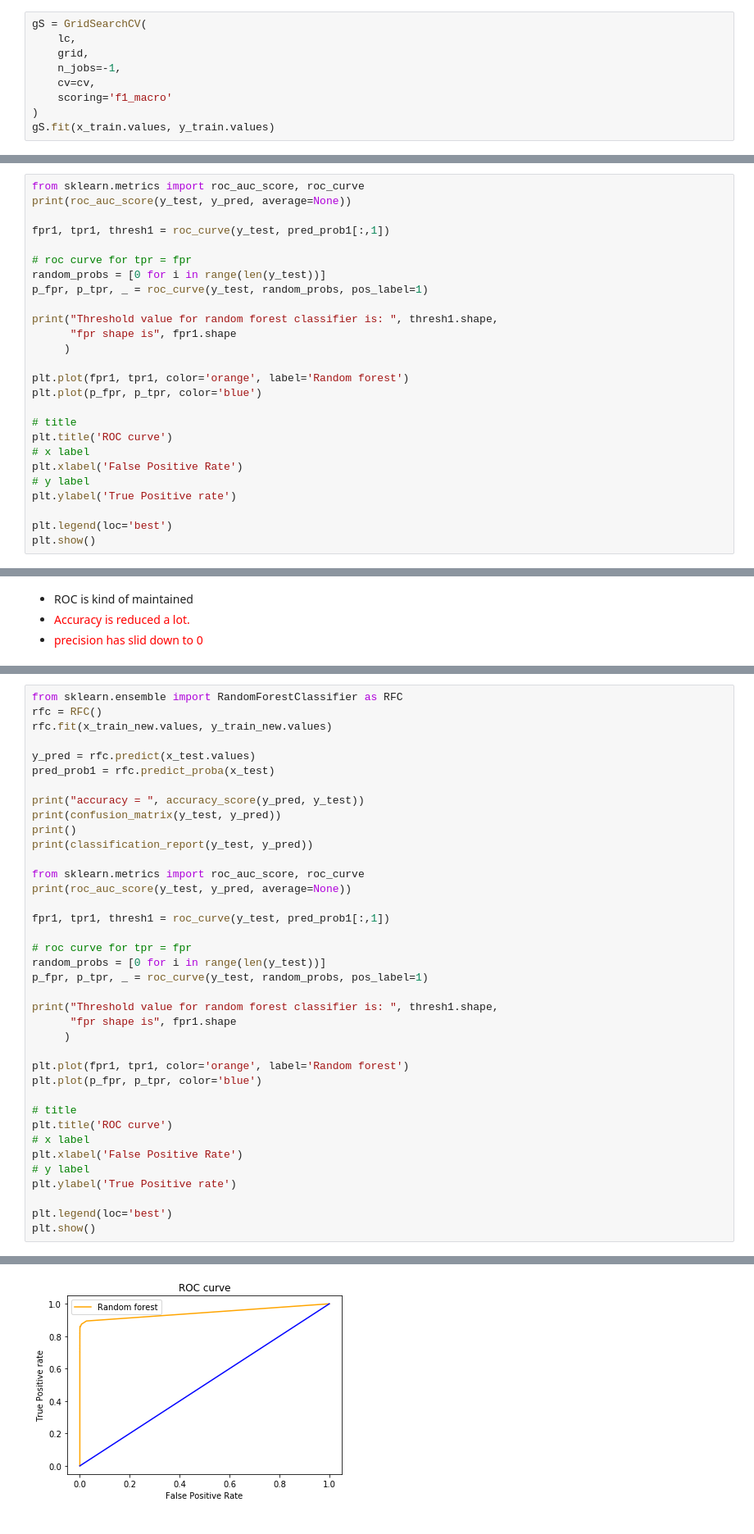
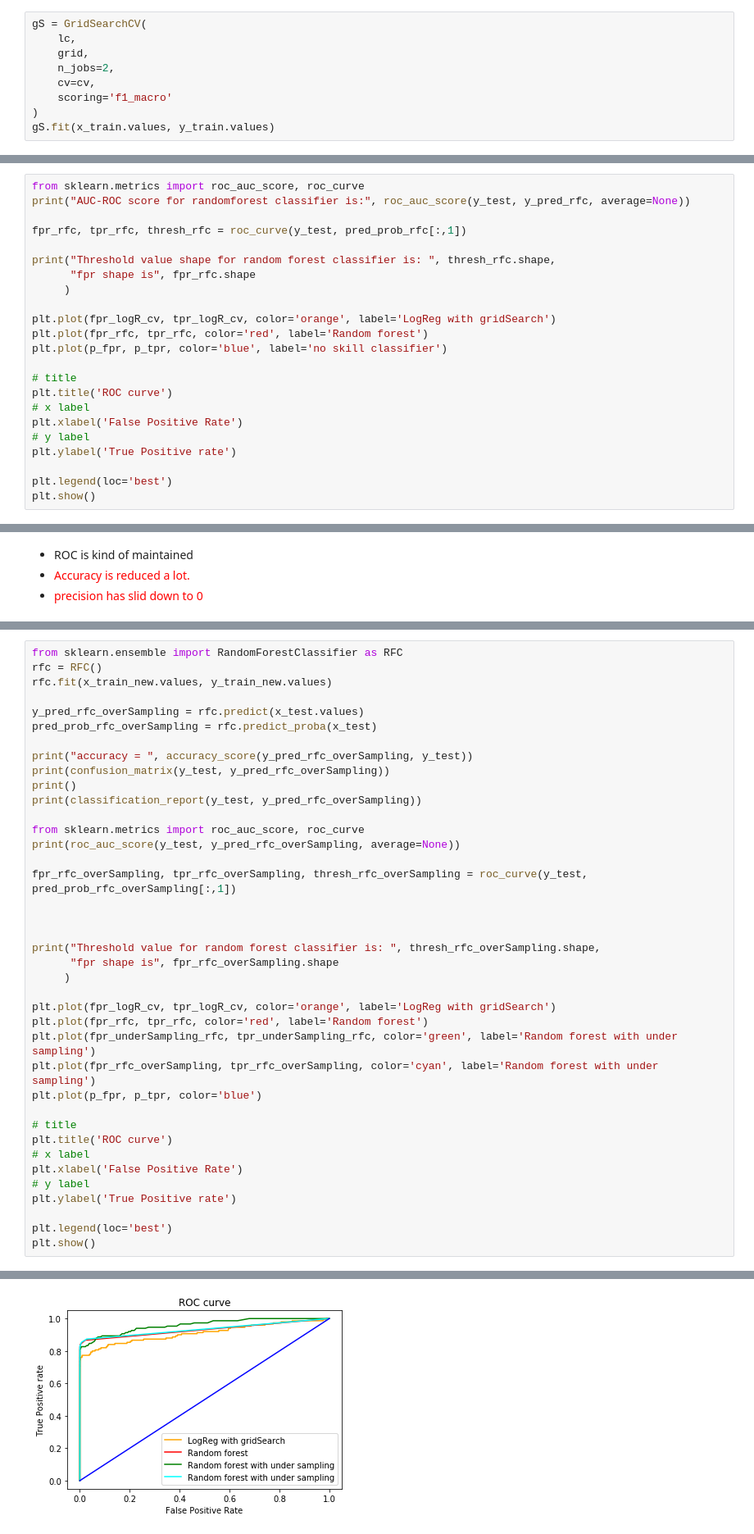
Before and after one commit to akshayDev17/Machine-Learning-Concepts, a Jupyter notebook: src/imbalanced-classification/main.ipynb, the cells around one changed output, grey strips where cells are left out. Shown: that part at 82% size. Saved outputs shown, nothing was run; the diff lists cells and outputs as text.

Commit message:
updated imbalanced dataset handling with notes for under, over sampling, smote and ADASYN

```diff
--- a/src/imbalanced-classification/main.ipynb
+++ b/src/imbalanced-classification/main.ipynb
@@ -243,7 +252,7 @@ cv = KFold(n_splits=5, shuffle=False, random_state=42)
 gS = GridSearchCV(
     lc,
     grid,
-    n_jobs=-1,
+    n_jobs=2,
     cv=cv,
     scoring='f1_macro'
 )
@@ -312,20 +352,17 @@ accuracy =  0.9994967405170698
 weighted avg       1.00      1.00      1.00     85443
 # %%
 from sklearn.metrics import roc_auc_score, roc_curve
-print(roc_auc_score(y_test, y_pred, average=None))
+print("AUC-ROC score for randomforest classifier is:", roc_auc_score(y_test, y_pred_rfc, average=None))
 
-fpr1, tpr1, thresh1 = roc_curve(y_test, pred_prob1[:,1])
+fpr_rfc, tpr_rfc, thresh_rfc = roc_curve(y_test, pred_prob_rfc[:,1])
 
-# roc curve for tpr = fpr
-random_probs = [0 for i in range(len(y_test))]
-p_fpr, p_tpr, _ = roc_curve(y_test, random_probs, pos_label=1)
-
-print("Threshold value for random forest classifier is: ", thresh1.shape,
-      "fpr shape is", fpr1.shape
+print("Threshold value shape for random forest classifier is: ", thresh_rfc.shape,
+      "fpr shape is", fpr_rfc.shape
      )
 
-plt.plot(fpr1, tpr1, color='orange', label='Random forest')
-plt.plot(p_fpr, p_tpr, color='blue')
+plt.plot(fpr_logR_cv, tpr_logR_cv, color='orange', label='LogReg with gridSearch')
+plt.plot(fpr_rfc, tpr_rfc, color='red', label='Random forest')
+plt.plot(p_fpr, p_tpr, color='blue', label='no skill classifier')
 
 # title
 plt.title('ROC curve')
@@ -435,28 +474,29 @@ from sklearn.ensemble import RandomForestClassifier as RFC
 rfc = RFC()
 rfc.fit(x_train_new.values, y_train_new.values)
 
-y_pred = rfc.predict(x_test.values)
-pred_prob1 = rfc.predict_proba(x_test)
+y_pred_rfc_overSampling = rfc.predict(x_test.values)
+pred_prob_rfc_overSampling = rfc.predict_proba(x_test)
 
-print("accuracy = ", accuracy_score(y_pred, y_test))
-print(confusion_matrix(y_test, y_pred))
+print("accuracy = ", accuracy_score(y_pred_rfc_overSampling, y_test))
+print(confusion_matrix(y_test, y_pred_rfc_overSampling))
 print()
-print(classification_report(y_test, y_pred))
+print(classification_report(y_test, y_pred_rfc_overSampling))
 
 from sklearn.metrics import roc_auc_score, roc_curve
-print(roc_auc_score(y_test, y_pred, average=None))
+print(roc_auc_score(y_test, y_pred_rfc_overSampling, average=None))
 
-fpr1, tpr1, thresh1 = roc_curve(y_test, pred_prob1[:,1])
+fpr_rfc_overSampling, tpr_rfc_overSampling, thresh_rfc_overSampling = roc_curve(y_test, pred_prob_rfc_overSampling[:,1])
 
-# roc curve for tpr = fpr
-random_probs = [0 for i in range(len(y_test))]
-p_fpr, p_tpr, _ = roc_curve(y_test, random_probs, pos_label=1)
 
-print("Threshold value for random forest classifier is: ", thresh1.shape,
-      "fpr shape is", fpr1.shape
+
+print("Threshold value for random forest classifier is: ", thresh_rfc_overSampling.shape,
+      "fpr shape is", fpr_rfc_overSampling.shape
      )
 
-plt.plot(fpr1, tpr1, color='orange', label='Random forest')
+plt.plot(fpr_logR_cv, tpr_logR_cv, color='orange', label='LogReg with gridSearch')
+plt.plot(fpr_rfc, tpr_rfc, color='red', label='Random forest')
+plt.plot(fpr_underSampling_rfc, tpr_underSampling_rfc, color='green', label='Random forest with under sampling')
+plt.plot(fpr_rfc_overSampling, tpr_rfc_overSampling, color='cyan', label='Random forest with under sampling')
 plt.plot(p_fpr, p_tpr, color='blue')
 
 # title
@@ -487,4 +527,4 @@ Threshold value for random forest classifier is:  (61,) fpr shape is (61,)
-[figure, old version]
+[figure, new version]
 # %% [markdown]
 * With about the same accuracy as that of taking the entire training data
 * randomOverSampler actually reduced the total number of false-positives(type-1 error) from 6(in entire train-data) to 3(in randomly oversampled train-data),
```
Also changed, not shown: parts of 32 cells of this notebook, 5 other files.
